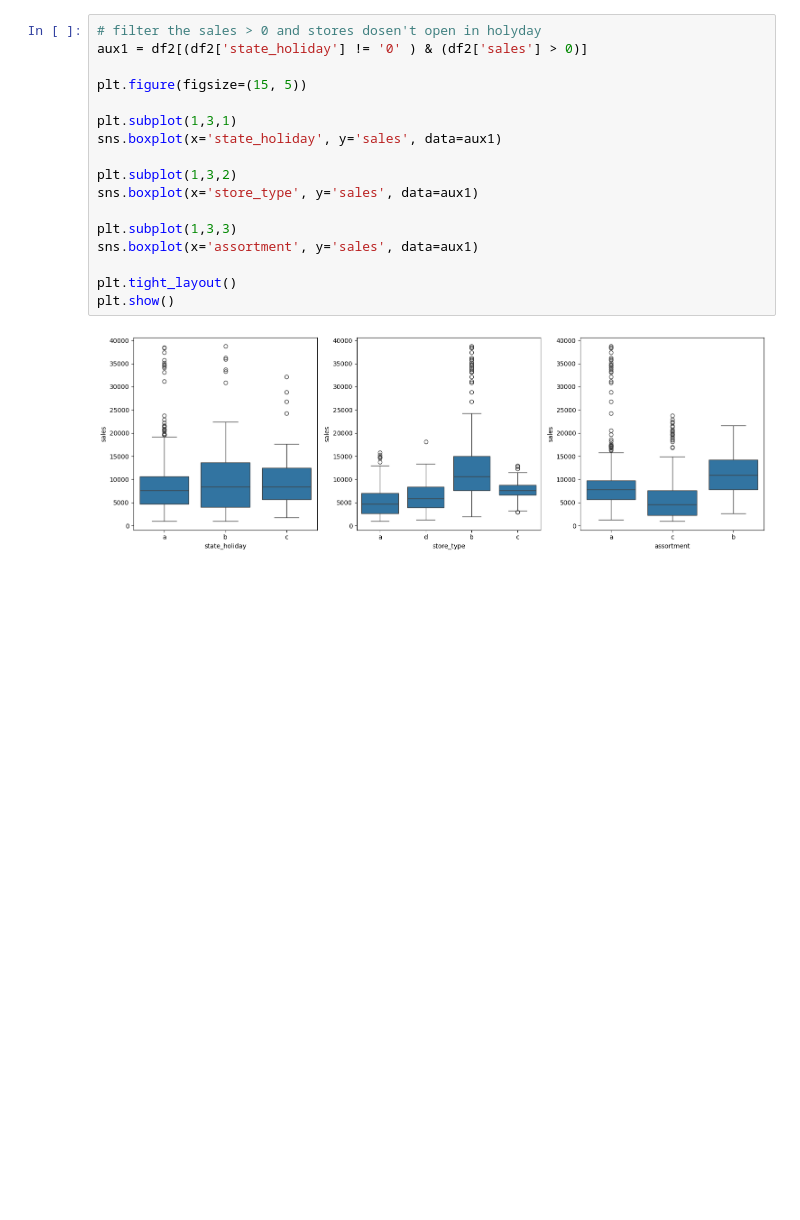
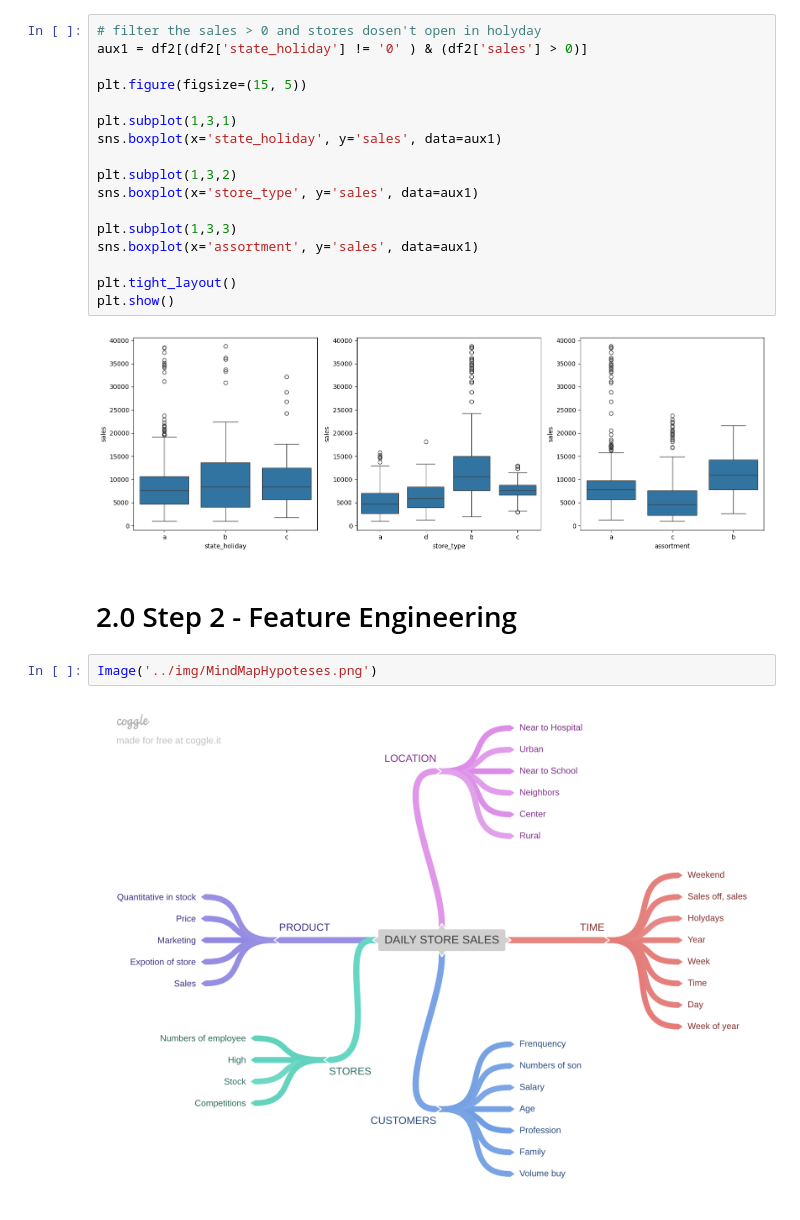
Before and after one commit to jessicannunes/Previsao_vendas_LojasRossmann, a Jupyter notebook: notbooks/m03_vd01_store_sales_prediction.ipynb, the cells around one changed output. Cells and saved outputs as stored; diff of their text form; blank space fills up the shorter version.

Commit message:
Passo 02 Feature Engineering e MindMapofHypoteses

```diff
--- a/notbooks/m03_vd01_store_sales_prediction.ipynb
+++ b/notbooks/m03_vd01_store_sales_prediction.ipynb
@@ -332,3 +333,9 @@ plt.tight_layout()
 plt.show()
 # %% [output]
 [figure]
+# %% [markdown]
+# 2.0 Step 2 - Feature Engineering
+# %%
+Image('../img/MindMapHypoteses.png')
+# %% [output]
+[figure, added]
```
Also changed, not shown: parts of 2 cells of this notebook, 1 other file.
